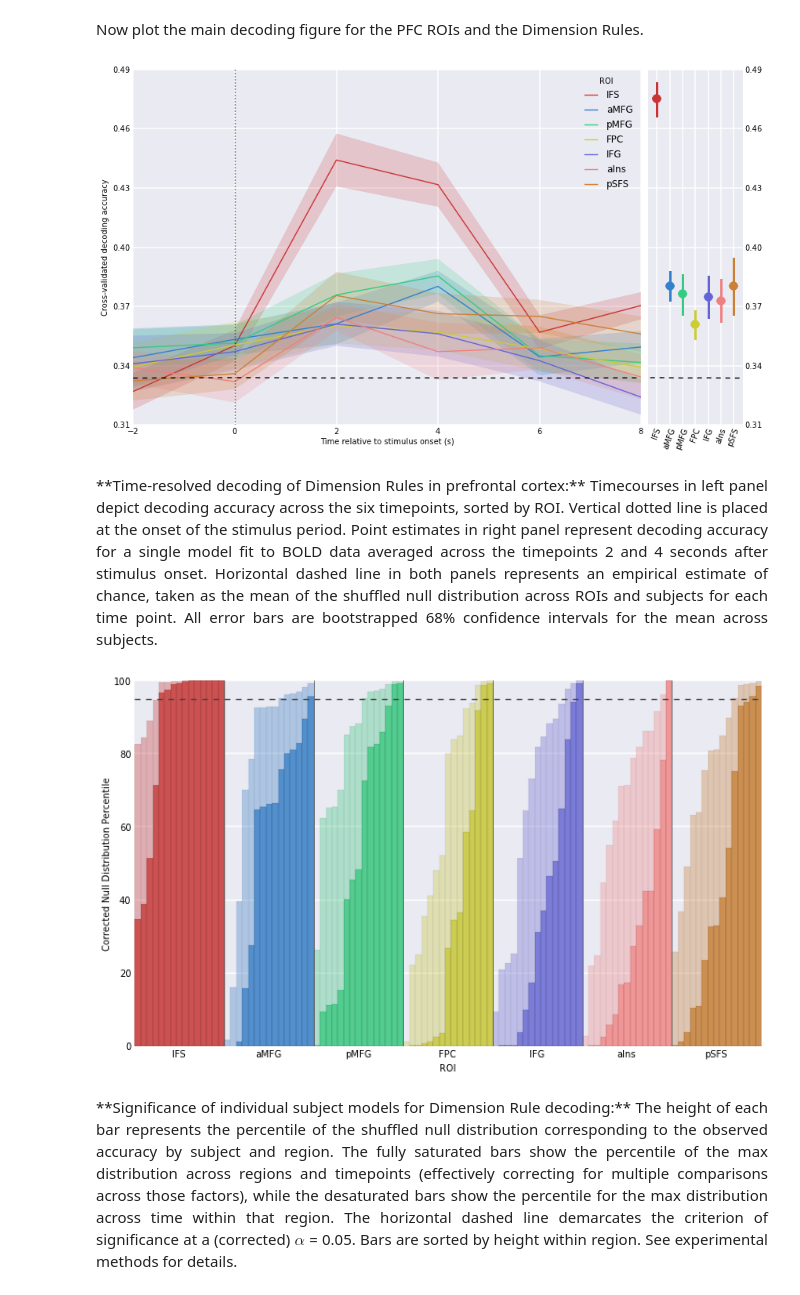
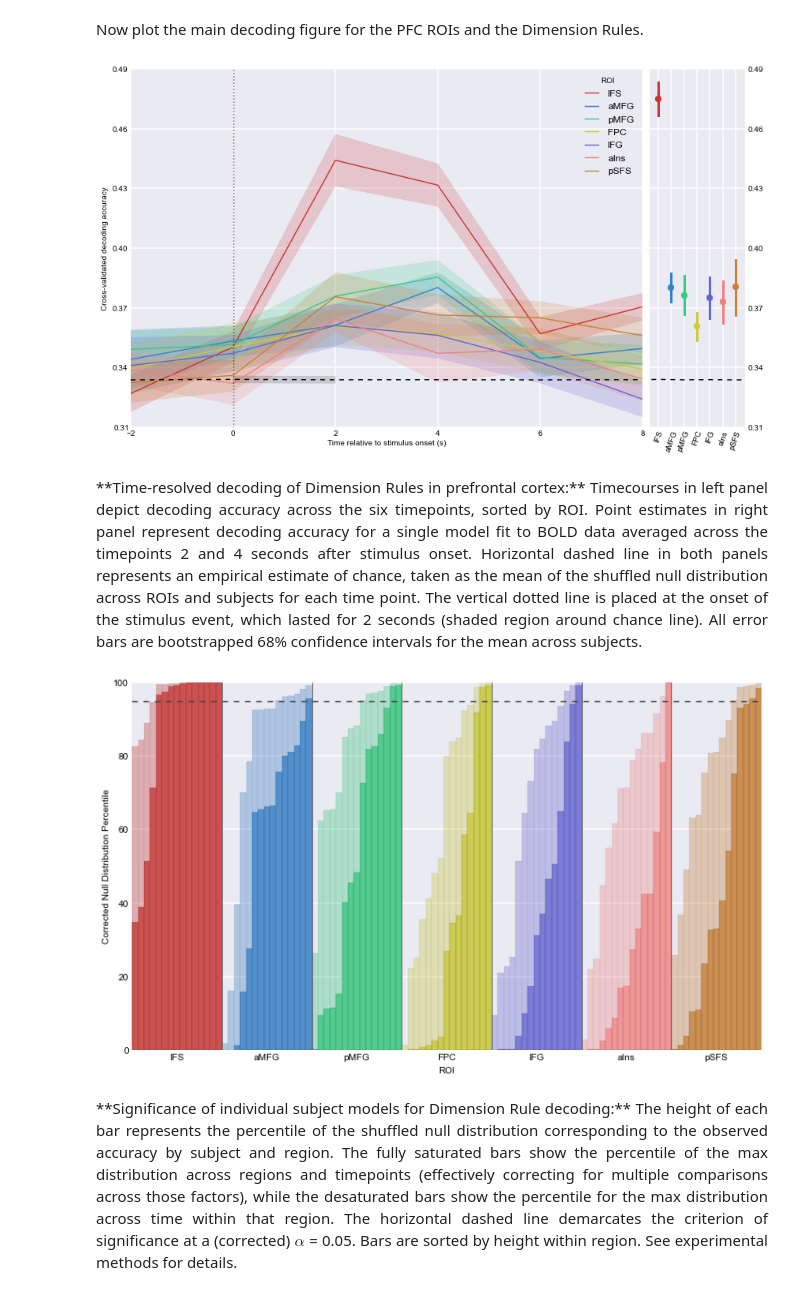
Before and after one commit to WagnerLabPapers/Waskom_JNeurosci_2014, a Jupyter notebook: DKsort_Neuron.ipynb, the cells around one changed output. Drawn from its saved outputs; the diff is of its cells as text; code cells hidden in the pictures.

Commit message:
Mostly clean run of main notebook and resulting figures

```diff
--- a/DKsort_Neuron.ipynb
+++ b/DKsort_Neuron.ipynb
@@ -211,7 +210,12 @@ def dksort_timecourse_figure(data, ts_ticks, save_name=None):
 
     # Now sort out the supporting plot aesthetics
     ax_ts.axvline(0, ls=":", c="k")
+    delta = (ts_ticks[1] - ts_ticks[0]) * .01
+    stim_chance = chance[1:3]
+    ax_ts.fill_between([0, 2], stim_chance - delta, stim_chance + delta,
+                       color="black", alpha=.15)
 
+    ax_ts.set_xlim(timepoints.min(), timepoints.max())
     ax_ts.set_ylim(ts_ticks[:2])
     ax_ts.set_yticks(linspace(*ts_ticks))
 
@@ -827,17 +831,17 @@ pfc_dimension["signif"].groupby(level="correction").apply(lambda x: (x > 95).sum
 # %% [markdown]
 Now plot the main decoding figure for the PFC ROIs and the Dimension Rules.
 # %%
-dksort_timecourse_figure(pfc_dimension, (.31, .49, 7))
+dksort_timecourse_figure(pfc_dimension, (.31, .49, 7), "dimension_main")
 # %% [output]
-[figure, old version]
+[figure, new version]
 # %% [markdown]
 <div style="width:780px;padding-left:120px" align="justify">
-**Time-resolved decoding of Dimension Rules in prefrontal cortex:** Timecourses in left panel depict decoding accuracy across the six timepoints, sorted by ROI. Vertical dotted line is placed at the onset of the stimulus period. Point estimates in right panel represent decoding accuracy for a single model fit to BOLD data averaged across the timepoints 2 and 4 seconds after stimulus onset. Horizontal dashed line in both panels represents an empirical estimate of chance, taken as the mean of the shuffled null distribution across ROIs and subjects for each time point. All error bars are bootstrapped 68% confidence intervals for the mean across subjects.
+**Time-resolved decoding of Dimension Rules in prefrontal cortex:** Timecourses in left panel depict decoding accuracy across the six timepoints, sorted by ROI. Point estimates in right panel represent decoding accuracy for a single model fit to BOLD data averaged across the timepoints 2 and 4 seconds after stimulus onset. Horizontal dashed line in both panels represents an empirical estimate of chance, taken as the mean of the shuffled null distribution across ROIs and subjects for each time point. The vertical dotted line is placed at the onset of the stimulus event, which lasted for 2 seconds (shaded region around chance line). All error bars are bootstrapped 68% confidence intervals for the mean across subjects.
 </div>
 # %%
-dksort_significance_figure(pfc_dimension["signif"])
+dksort_significance_figure(pfc_dimension["signif"], "dimension_supp")
 # %% [output]
-[figure, old version]
+[figure, new version]
 # %% [markdown]
 <div style="width:670px;padding-left:120px" align="justify">
 **Significance of individual subject models for Dimension Rule decoding:** The height of each bar represents the percentile of the shuffled null distribution corresponding to the observed accuracy by subject and region. The fully saturated bars show the percentile of the max distribution across regions and timepoints (effectively correcting for multiple comparisons across those factors), while the desaturated bars show the percentile for the max distribution across time within that region. The horizontal dashed line demarcates the criterion of significance at a (corrected) $\alpha$ = 0.05. Bars are sorted by height within region. See experimental methods for details.
```
Also changed, not shown: parts of 32 cells of this notebook, 10 other files.
